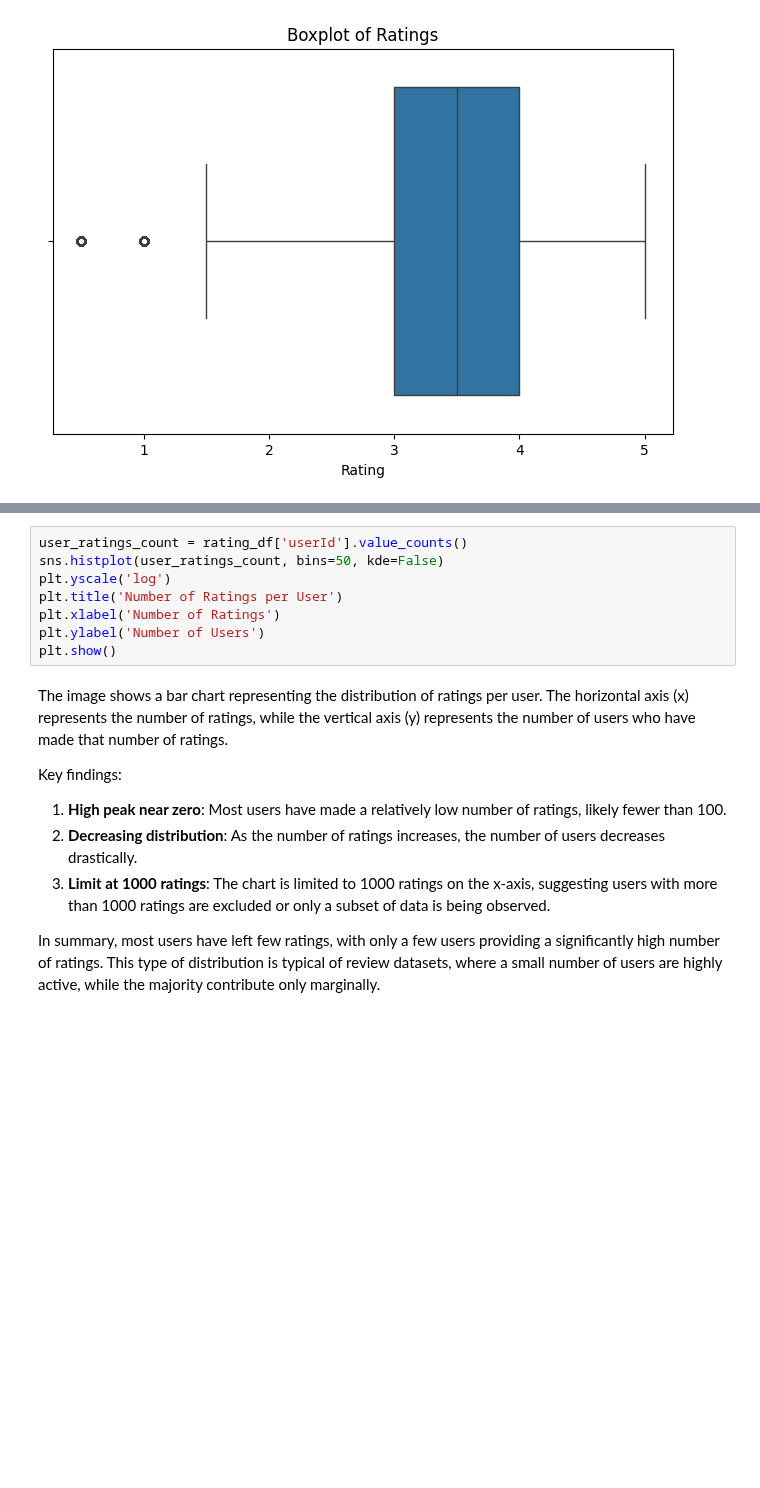
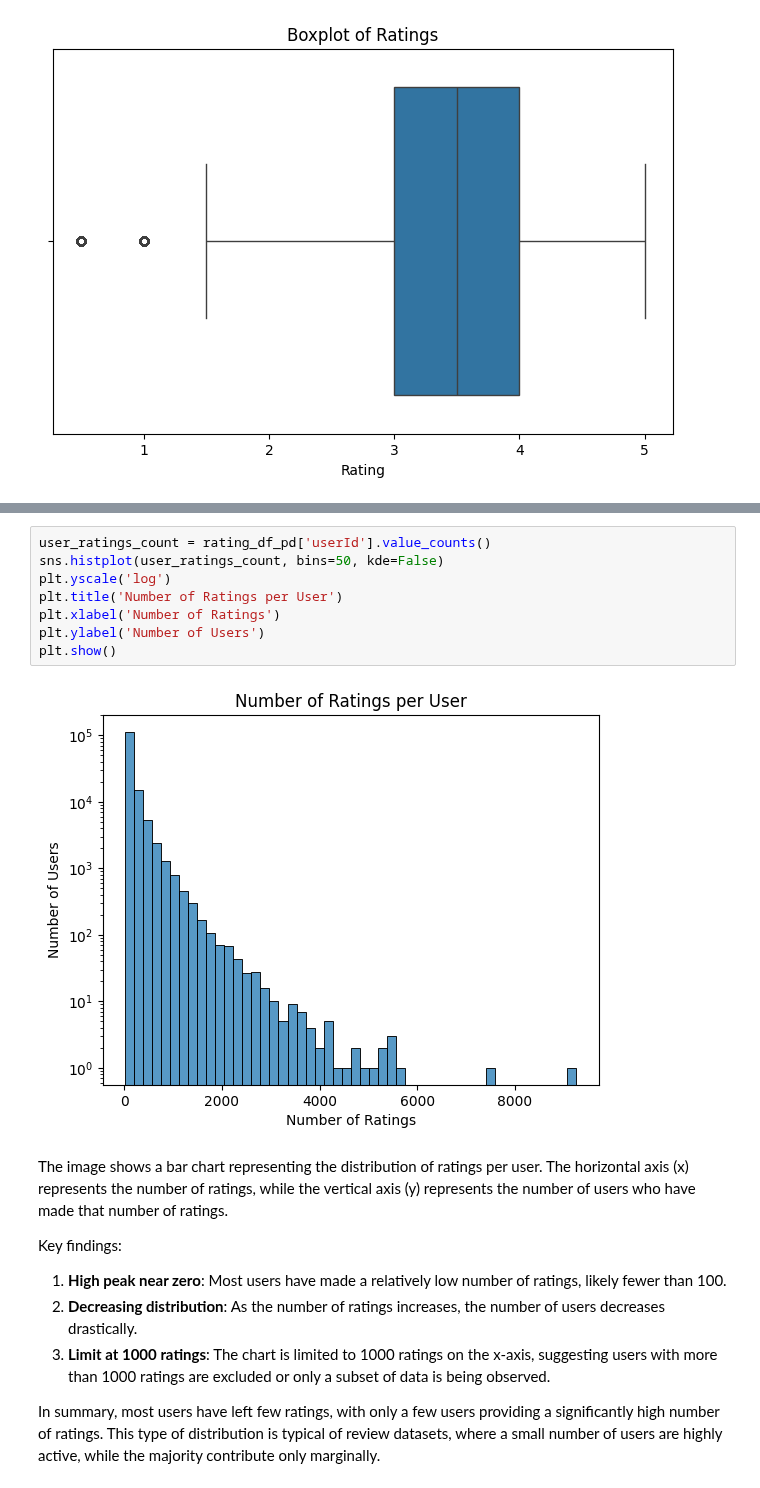
Before and after one commit to emanueleiacca/ADM-HW4, a Jupyter notebook: DataPreparation.ipynb, the cells around one changed output, grey strips where cells are left out. Saved outputs shown, nothing was run; the diff lists cells and outputs as text; blank space fills up the shorter version.

```diff
--- a/DataPreparation.ipynb
+++ b/DataPreparation.ipynb
@@ -465,11 +464,13 @@ plt.show()
 # %%
-user_ratings_count = rating_df['userId'].value_counts()
+user_ratings_count = rating_df_pd['userId'].value_counts()
 sns.histplot(user_ratings_count, bins=50, kde=False)
 plt.yscale('log')
 plt.title('Number of Ratings per User')
 plt.xlabel('Number of Ratings')
 plt.ylabel('Number of Users')
 plt.show()
+# %% [output]
+[figure, added]
 # %% [markdown]
 The image shows a bar chart representing the distribution of ratings per user. The horizontal axis (x) represents the number of ratings, while the vertical axis (y) represents the number of users who have made that number of ratings.
 
```
Also changed, not shown: parts of 10 cells of this notebook.
